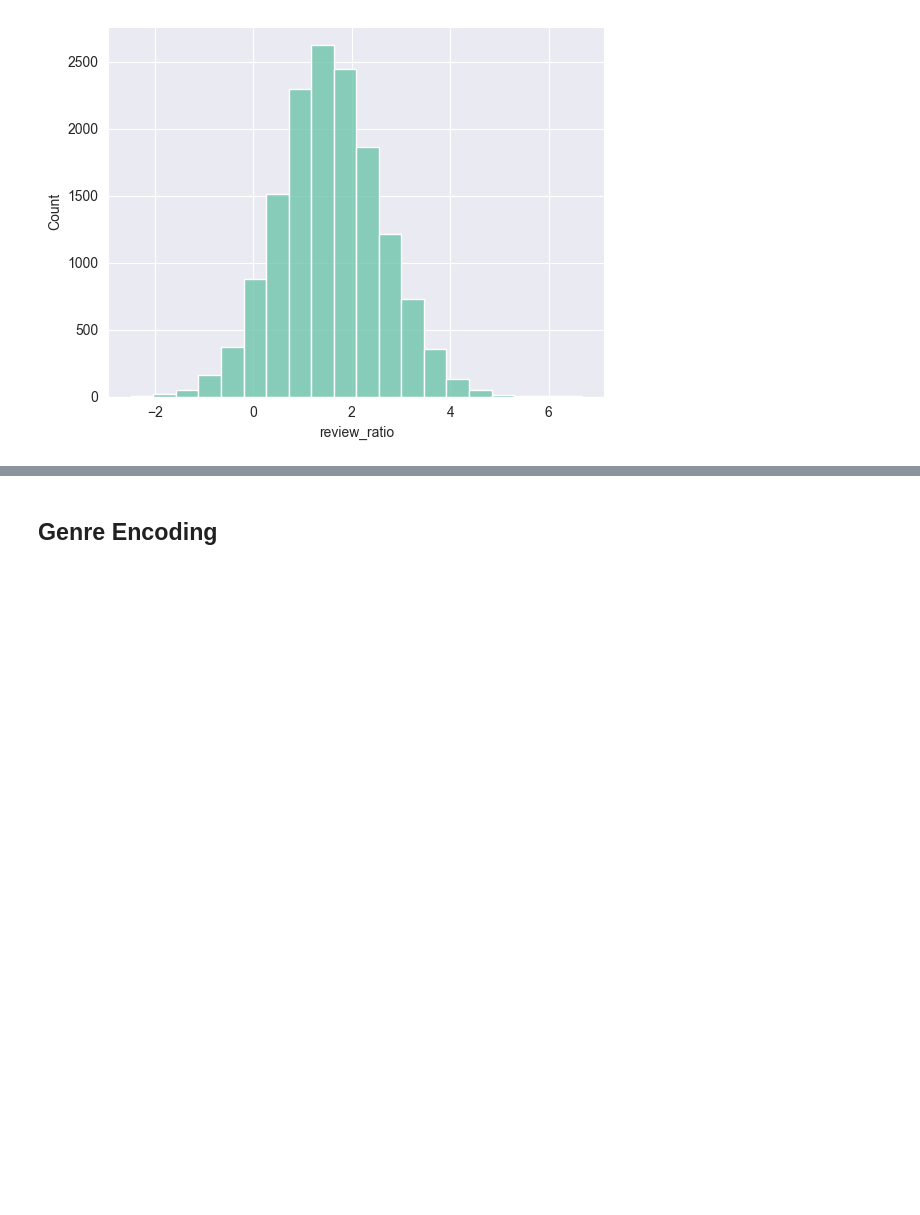
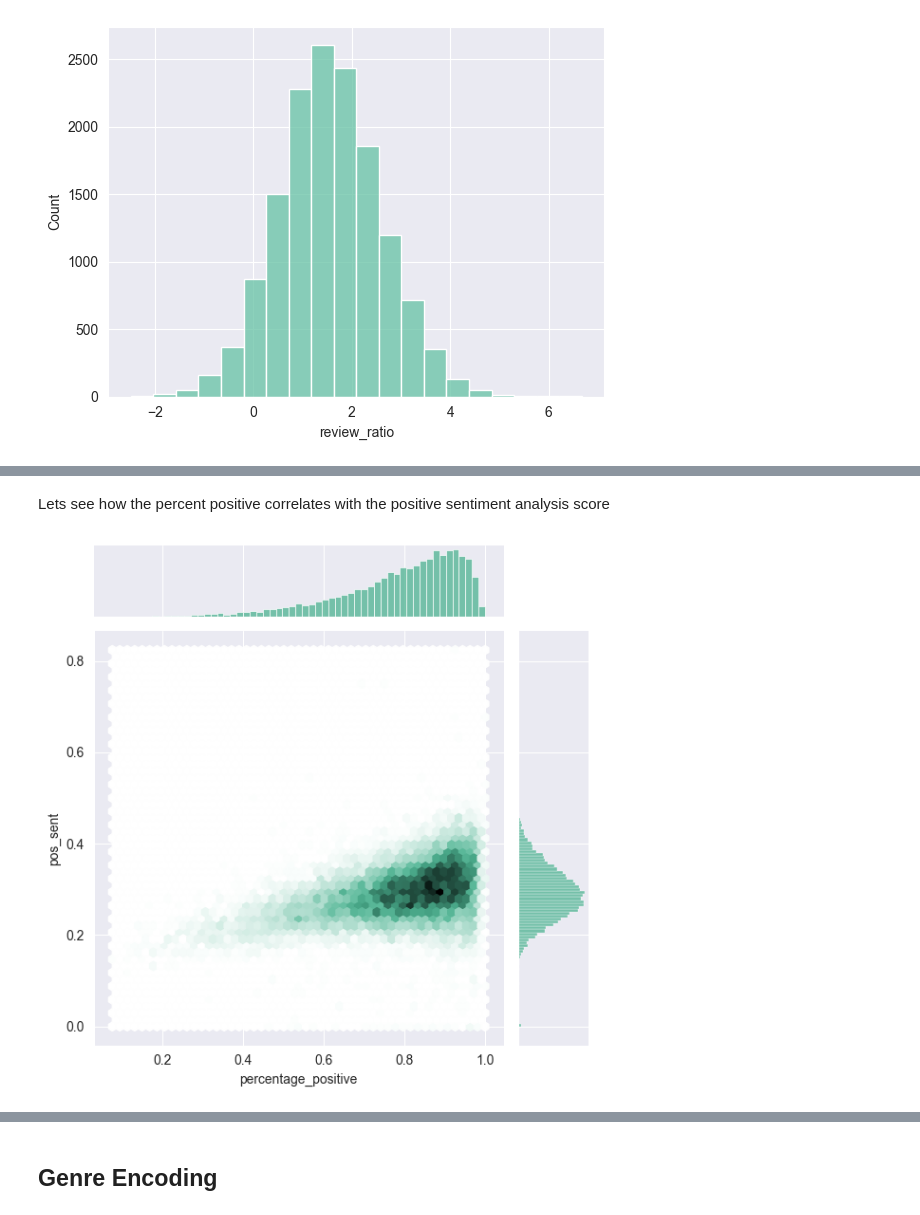
Before and after one commit to Mattcalcaterra/steamMarketPrediction, a Jupyter notebook: Final Project.ipynb, the cells around one changed output, grey strips where cells are left out. Cells and saved outputs as stored; diff of their text form; code cells hidden in the pictures; blank space fills up the shorter version.

```diff
--- a/Final Project.ipynb
+++ b/Final Project.ipynb
@@ -390,0 +426,13 @@ sns.histplot(np.log(games_df["n_reviews"]), bins=20)
+# %% [markdown]
+Lets see how the percent positive correlates with the positive sentiment analysis score
+# %%
+sns.jointplot(
+    x="percentage_positive",
+    y="pos_sent",
+    data=games_df,
+    kind="hex",
+    color="#4CB391",
+)
+plt.show()
+# %% [output]
+[figure, added]
```
Also changed, not shown: parts of 34 cells of this notebook.
